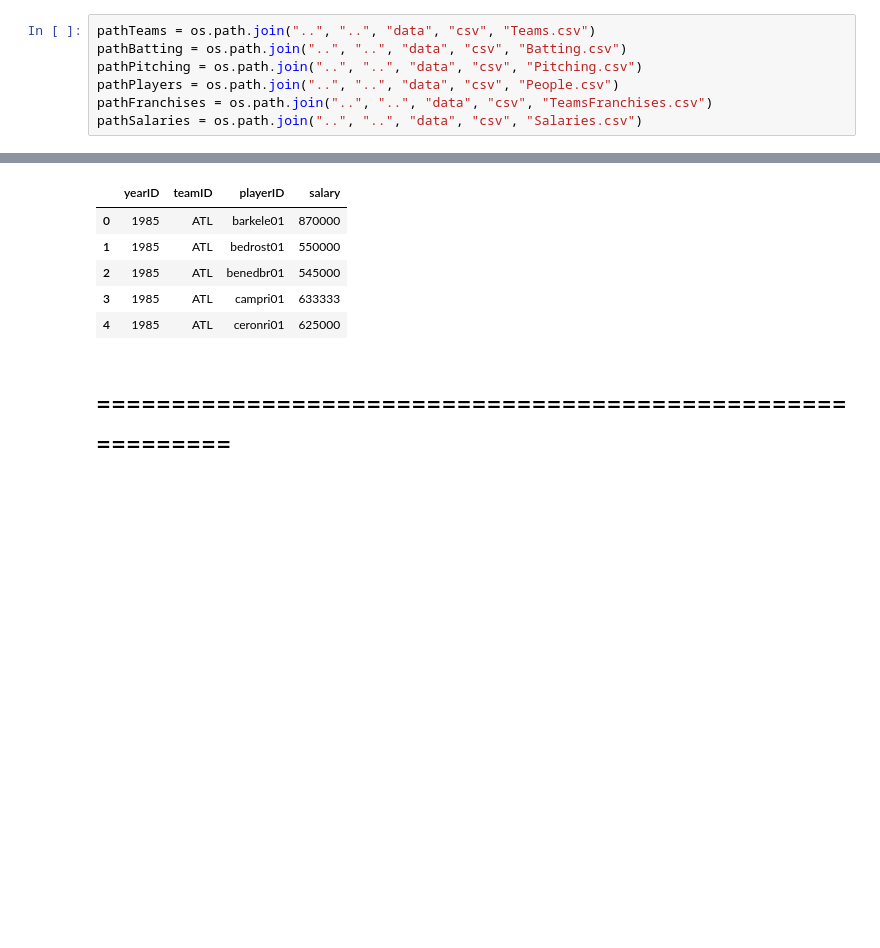
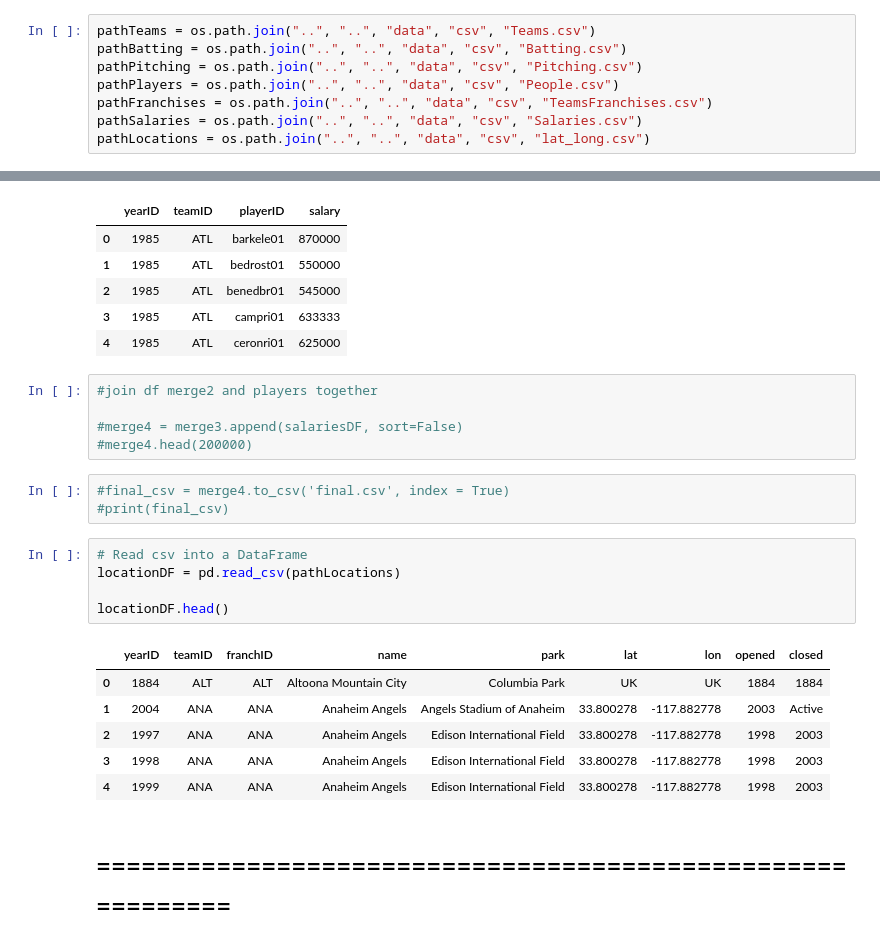
Before and after one commit to abasaltr/Baseball_Learning, a Jupyter notebook: baseball-v1/sandbox/jeremy/DBSetUp.ipynb, the cells around one changed output, grey strips where cells are left out. Cells and saved outputs as stored; diff of their text form; blank space fills up the shorter version.

```diff
--- a/baseball-v1/sandbox/jeremy/DBSetUp.ipynb
+++ b/baseball-v1/sandbox/jeremy/DBSetUp.ipynb
@@ -21,6 +30,7 @@ pathPitching = os.path.join("..", "..", "data", "csv", "Pitching.csv")
 pathPlayers = os.path.join("..", "..", "data", "csv", "People.csv")
 pathFranchises = os.path.join("..", "..", "data", "csv", "TeamsFranchises.csv")
 pathSalaries = os.path.join("..", "..", "data", "csv", "Salaries.csv")
+pathLocations = os.path.join("..", "..", "data", "csv", "lat_long.csv")
 # %% [markdown]
 <h4>Load CSV files into DataFrame and clean</h4>
 # %%
@@ -107,6 +143,26 @@ salariesDF.head()
 | 2 | 1985 | ATL | benedbr01 | 545000 |
 | 3 | 1985 | ATL | campri01 | 633333 |
 | 4 | 1985 | ATL | ceronri01 | 625000 |
+# %%
+#join df merge2 and players together
+
+#merge4 = merge3.append(salariesDF, sort=False)
+#merge4.head(200000)
+# %%
+#final_csv = merge4.to_csv('final.csv', index = True)
+#print(final_csv)
+# %%
+# Read csv into a DataFrame
+locationDF = pd.read_csv(pathLocations)
+
+locationDF.head()
+# %% [output]
+|  | yearID | teamID | franchID | name | park | lat | lon | opened | closed |
+| 0 | 1884 | ALT | ALT | Altoona Mountain City | Columbia Park | UK | UK | 1884 | 1884 |
+| 1 | 2004 | ANA | ANA | Anaheim Angels | Angels Stadium of Anaheim | 33.800278 | -117.882778 | 2003 | Active |
+| 2 | 1997 | ANA | ANA | Anaheim Angels | Edison International Field | 33.800278 | -117.882778 | 1998 | 2003 |
+| 3 | 1998 | ANA | ANA | Anaheim Angels | Edison International Field | 33.800278 | -117.882778 | 1998 | 2003 |
+| 4 | 1999 | ANA | ANA | Anaheim Angels | Edison International Field | 33.800278 | -117.882778 | 1998 | 2003 |
 # %% [markdown]
 <h1>===========================================================</h1>
 # %% [markdown]
```
Also changed, not shown: parts of 12 cells of this notebook, 12 other files.
